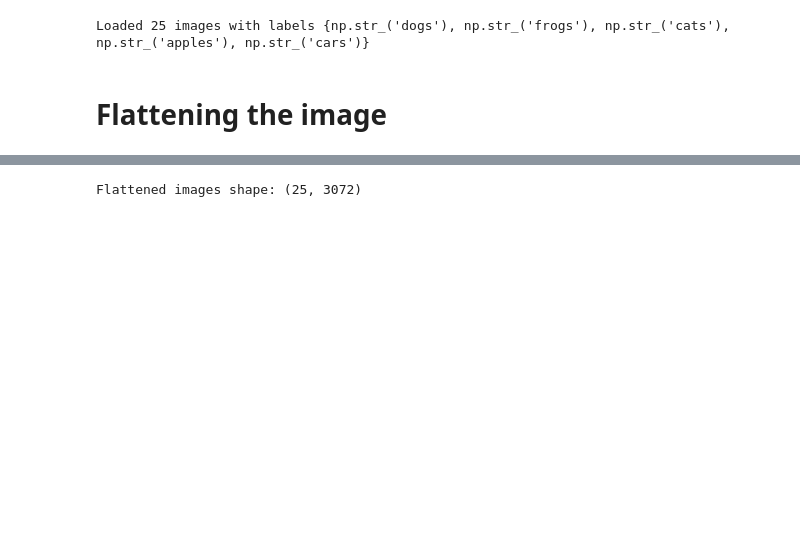
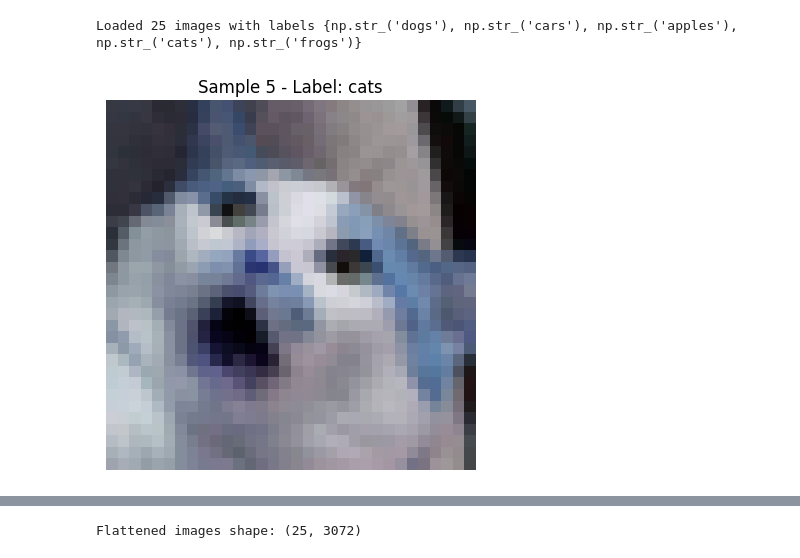
Before and after one commit to samlthelin/d7041e, a Jupyter notebook: Lab1/Samuel_Thelin_LAB1.ipynb, the cells around one changed output, grey strips where cells are left out. Drawn from its saved outputs; the diff is of its cells as text; code cells hidden in the pictures; blank space fills up the shorter version.

```diff
--- a/Lab1/Samuel_Thelin_LAB1.ipynb
+++ b/Lab1/Samuel_Thelin_LAB1.ipynb
@@ -10,5 +17,5 @@ image_size = (32, 32)  # Update to desired resolution
 # %%
-def load_images_cv2(dataset_dir, image_size=(32, 32)):
+def load_images_pillow(dataset_dir, image_size=(32, 32)):
     images = []
     labels = []
     categories = os.listdir(dataset_dir)
@@ -17,29 +24,34 @@ def load_images_cv2(dataset_dir, image_size=(32, 32)):
         if os.path.isdir(category_path):
             for file_name in os.listdir(category_path):
                 img_path = os.path.join(category_path, file_name)
-                img = cv2.imread(img_path)
-                if img is not None:
-                    img = cv2.resize(img, image_size)
-                    images.append(img)
-                    labels.append(category)  # Add the category label
+                try:
+                    with Image.open(img_path) as img:
+                        img = img.convert('RGB')
+                        img = img.resize(image_size)
+                        img_array = np.array(img)
+                        images.append(img_array)
+                        labels.append(category)
+                except Exception as e:
+                    print(f"Error loading image {img_path}: {e}")
     return np.array(images), np.array(labels)
 
-# Load images and labels
-images_array, labels_array = load_images_cv2(dataset_dir, image_size=(32, 32))
+images_array, labels_array = load_images_pillow(dataset_dir, image_size=(32, 32))
 print(f"Loaded {images_array.shape[0]} images with labels {set(labels_array)}")
 # %% [output]
-Loaded 25 images with labels {np.str_('dogs'), np.str_('frogs'), np.str_('cats'), np.str_('apples'), np.str_('cars')}
+Loaded 25 images with labels {np.str_('dogs'), np.str_('cars'), np.str_('apples'), np.str_('cats'), np.str_('frogs')}
 # %%
 def PlotSample(index):
     plt.imshow(cv2.cvtColor(images_array[index], cv2.COLOR_BGR2RGB))
     plt.title(f"Sample {index} - Label: {labels_array[index]}")
     plt.axis('off')
     plt.show()
 
+PlotSample(5)
+
 # Test the function
 # i=0
 # while i<25:
 #     PlotSample(i)
 #     i=i+1
+# %% [output]
+[figure, added]
-# %% [markdown]
-# Flattening the image
```
Also changed, not shown: parts of 27 cells of this notebook, 1 other file.
